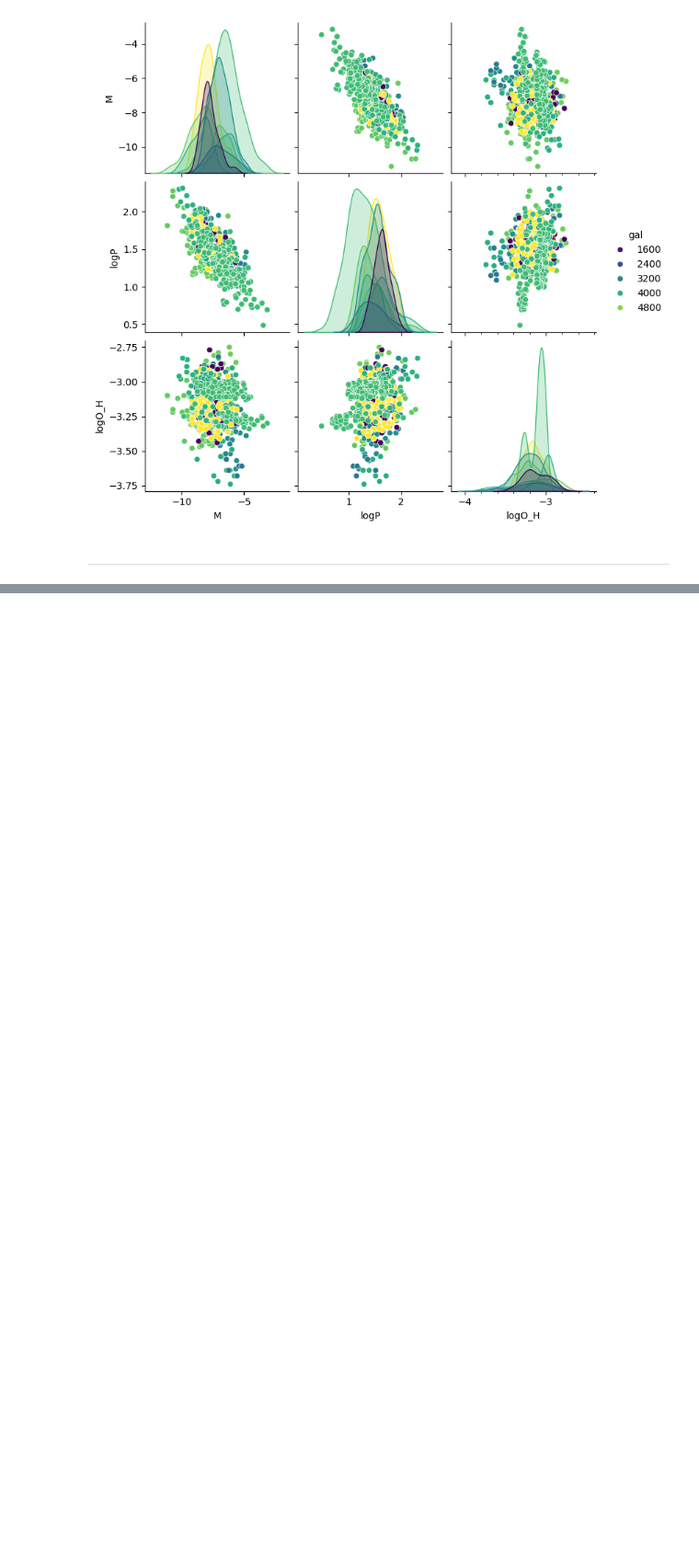
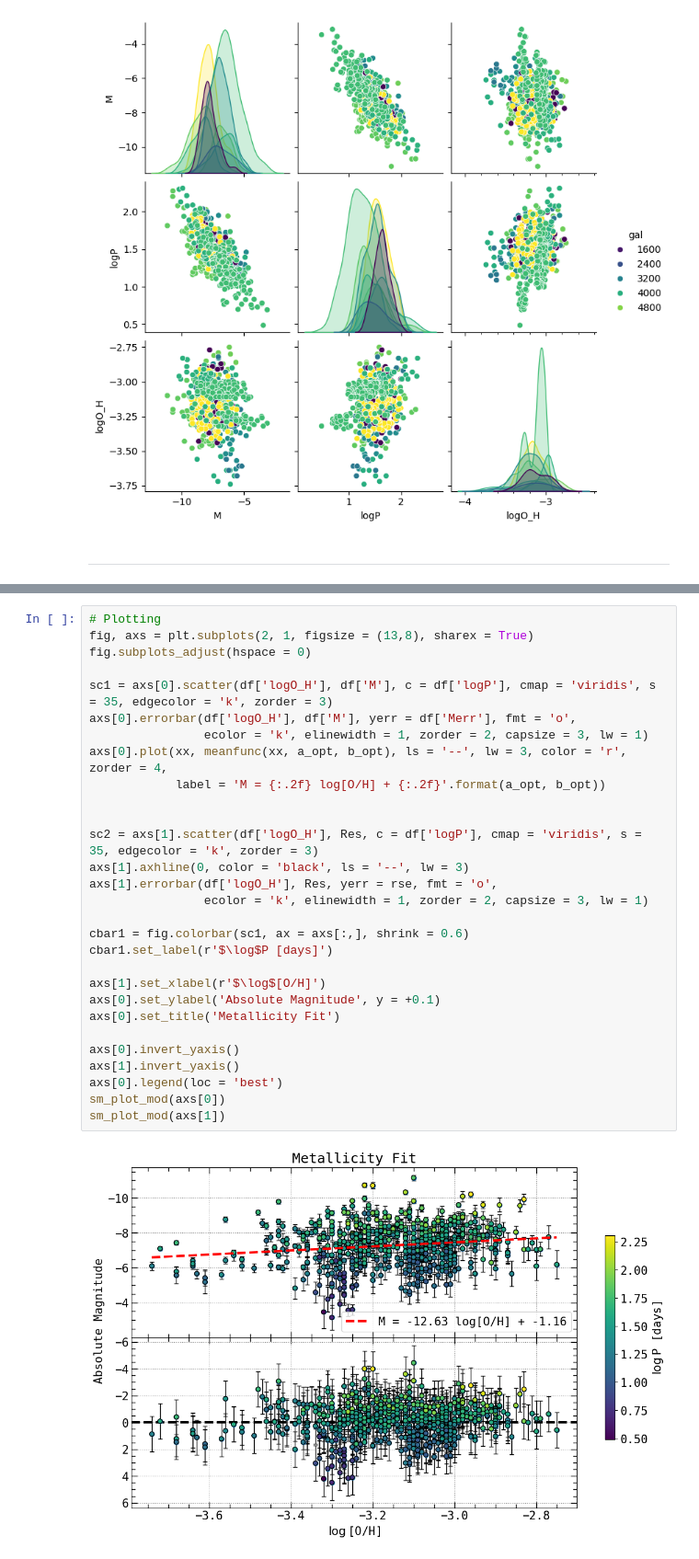
Before and after one commit to GabrielWendell/Cepheids_Projects, a Jupyter notebook: Project_3/Notebooks/Fit_Analysis.ipynb, the cells around one changed output, grey strips where cells are left out. Shown at 92% size. Saved outputs shown, nothing was run; the diff lists cells and outputs as text; blank space fills up the shorter version.

```diff
--- a/Project_3/Notebooks/Fit_Analysis.ipynb
+++ b/Project_3/Notebooks/Fit_Analysis.ipynb
@@ -171,0 +206,31 @@ sm_plot()
+# %%
+# Plotting
+fig, axs = plt.subplots(2, 1, figsize = (13,8), sharex = True)
+fig.subplots_adjust(hspace = 0)
+
+sc1 = axs[0].scatter(df['logO_H'], df['M'], c = df['logP'], cmap = 'viridis', s = 35, edgecolor = 'k', zorder = 3)
+axs[0].errorbar(df['logO_H'], df['M'], yerr = df['Merr'], fmt = 'o',
+                ecolor = 'k', elinewidth = 1, zorder = 2, capsize = 3, lw = 1)
+axs[0].plot(xx, meanfunc(xx, a_opt, b_opt), ls = '--', lw = 3, color = 'r', zorder = 4,
+            label = 'M = {:.2f} log[O/H] + {:.2f}'.format(a_opt, b_opt))
+
+
+sc2 = axs[1].scatter(df['logO_H'], Res, c = df['logP'], cmap = 'viridis', s = 35, edgecolor = 'k', zorder = 3)
+axs[1].axhline(0, color = 'black', ls = '--', lw = 3)
+axs[1].errorbar(df['logO_H'], Res, yerr = rse, fmt = 'o',
+                ecolor = 'k', elinewidth = 1, zorder = 2, capsize = 3, lw = 1)
+
+cbar1 = fig.colorbar(sc1, ax = axs[:,], shrink = 0.6)
+cbar1.set_label(r'$\log$P [days]')
+
+axs[1].set_xlabel(r'$\log$[O/H]')
+axs[0].set_ylabel('Absolute Magnitude', y = +0.1)
+axs[0].set_title('Metallicity Fit')
+
+axs[0].invert_yaxis()
+axs[1].invert_yaxis()
+axs[0].legend(loc = 'best')
+sm_plot_mod(axs[0])
+sm_plot_mod(axs[1])
+# %% [output]
+[figure, added]
```
Also changed, not shown: parts of 4 cells of this notebook, 1 other file.
